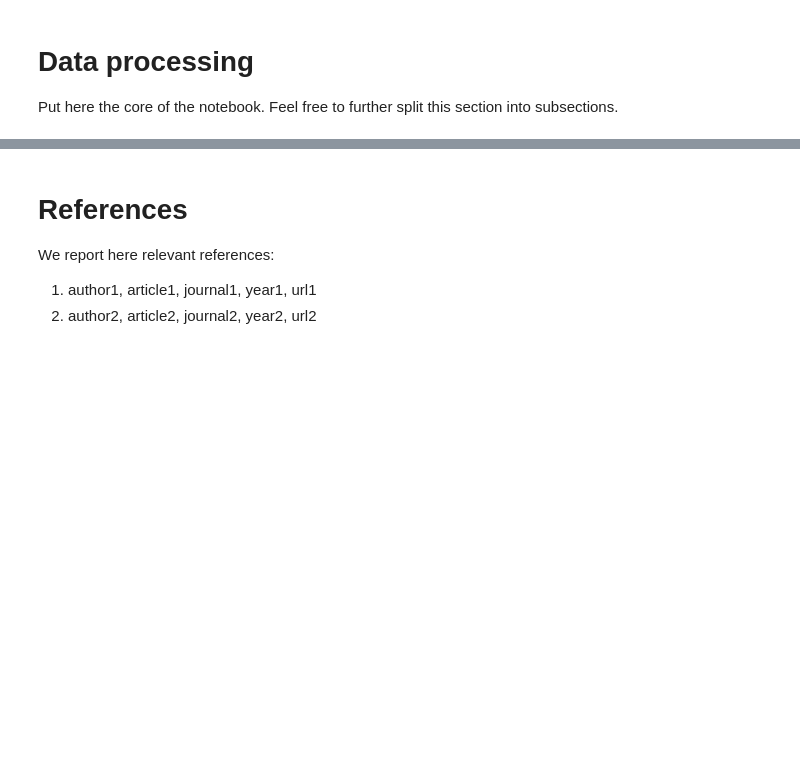
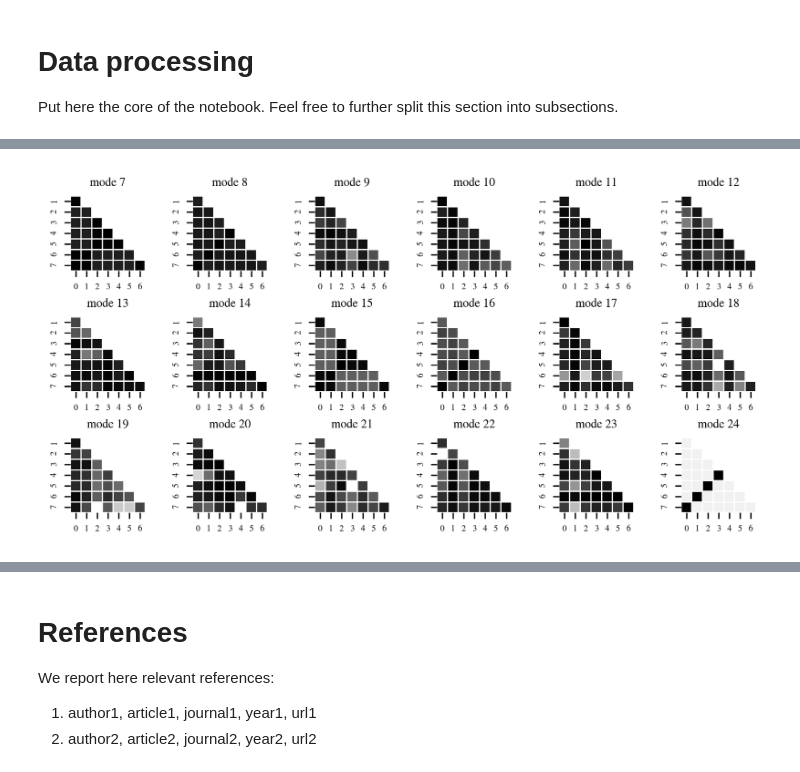
Before and after one commit to igordub/artificial-pdb-coord, a Jupyter notebook: notebooks/01.ID.explore_eigenvectors.ipynb, the cells around one changed output, grey strips where cells are left out. Drawn from its saved outputs; the diff is of its cells as text; code cells hidden in the pictures; blank space fills up the shorter version.

```diff
--- a/notebooks/01.ID.explore_eigenvectors.ipynb
+++ b/notebooks/01.ID.explore_eigenvectors.ipynb
@@ -96,0 +162,15 @@ np.dot(eigenvector[3], eigenvector[3])
+# %%
+with plt.rc_context({'font.size': 4, 'xtick.labelsize': 5, 'ytick.labelsize': 5, 'axes.titlesize': 7}):
+    _, axs = plt.subplots(subplot_rows, subplot_columns)
+    mode_num = 7
+    for i in range(subplot_rows):
+        for j in range(subplot_columns):
+            corossprod_norm = calcualte_crossprod_norm(eigenvectors[mode_num])
+            plot_crosscor(corossprod_norm, vmin=0, center=None, vmax=1, cmap=plt.cm.gray, axis=axs[i, j], annot=False)
+
+            axs[i, j].set_title("mode {}".format(mode_num))
+            mode_num += 1
+
+    plt.tight_layout()
+# %% [output]
+[figure, added]
```
Also changed, not shown: parts of 14 cells of this notebook.
